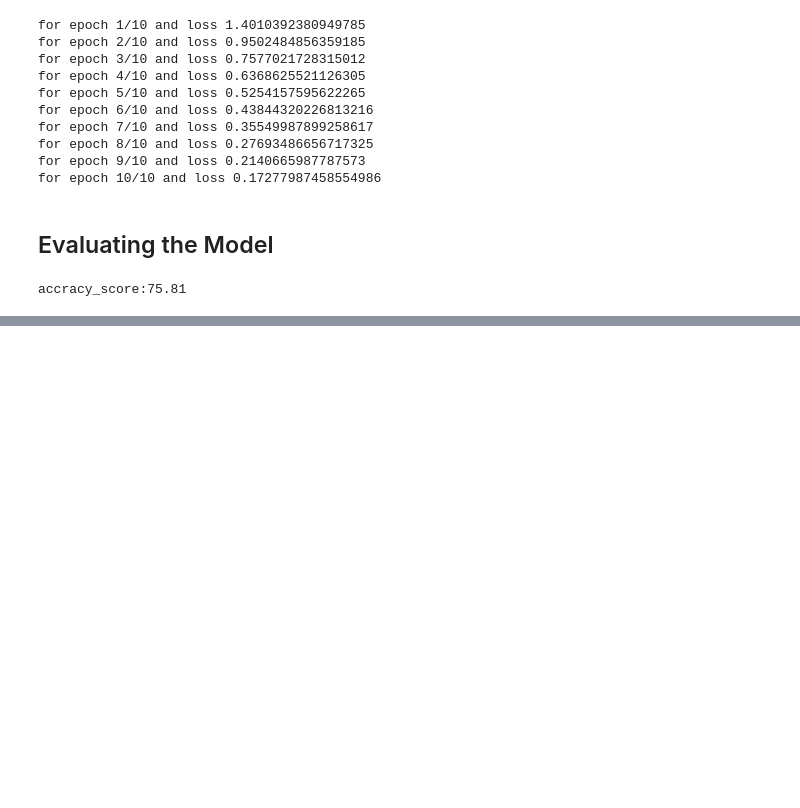
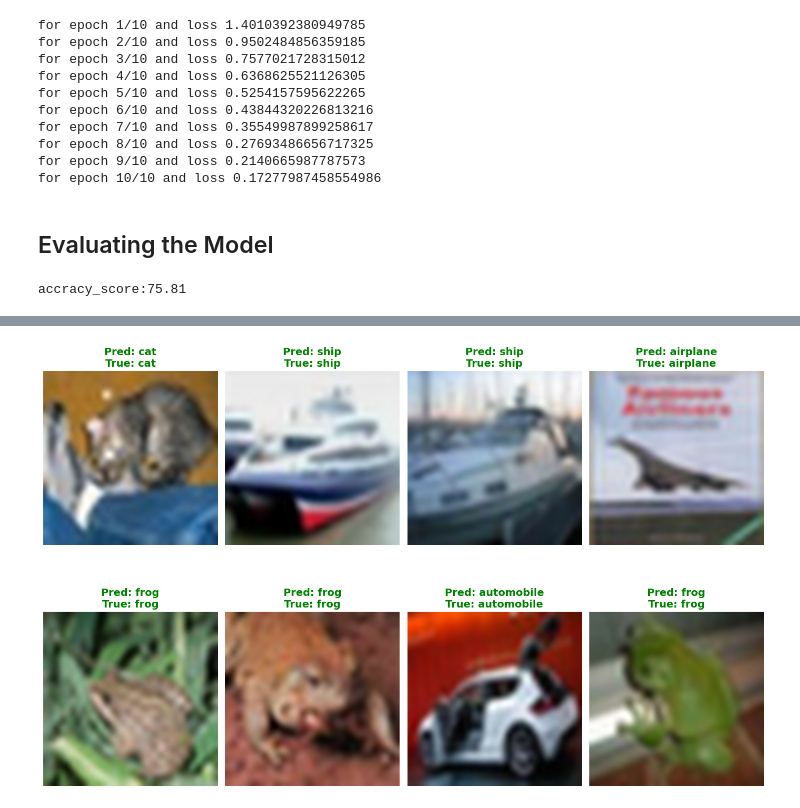
Before and after one commit to ashwith213/CIFAR10-Image-Classification, a Jupyter notebook: CNN.ipynb, the cells around one changed output, grey strips where cells are left out. Cells and saved outputs as stored; diff of their text form; code cells hidden in the pictures; blank space fills up the shorter version.

```diff
--- a/CNN.ipynb
+++ b/CNN.ipynb
@@ -103,0 +148,19 @@ accracy_score:75.81
+# %%
+import torch, matplotlib.pyplot as plt
+
+model.eval()
+images, labels = next(iter(testloader))
+with torch.no_grad():
+    preds = model(images).argmax(1)
+
+fig, axes = plt.subplots(2, 4, figsize=(14, 10))
+for ax, img, y, p in zip(axes.flat, images, labels, preds):
+    ax.imshow((img / 2 + 0.5).permute(1, 2, 0).numpy(), interpolation="lanczos")
+    ok = y == p
+    ax.set_title(f"Pred: {classes[p]}\nTrue: {classes[y]}",
+                 color="green" if ok else "red", fontsize=14, fontweight="bold")
+    ax.axis("off")
+plt.tight_layout()
+plt.savefig("predictions.png", dpi=300, bbox_inches="tight", facecolor="white")
+# %% [output]
+[figure, added]
```
Also changed, not shown: parts of 2 cells of this notebook.
